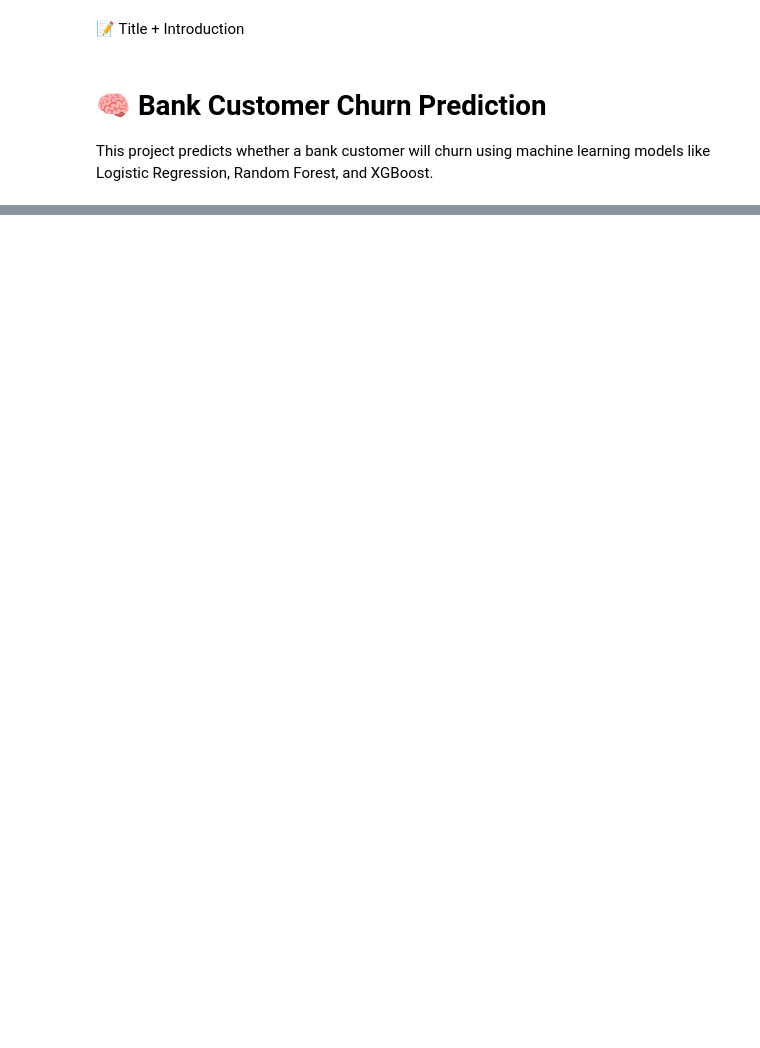
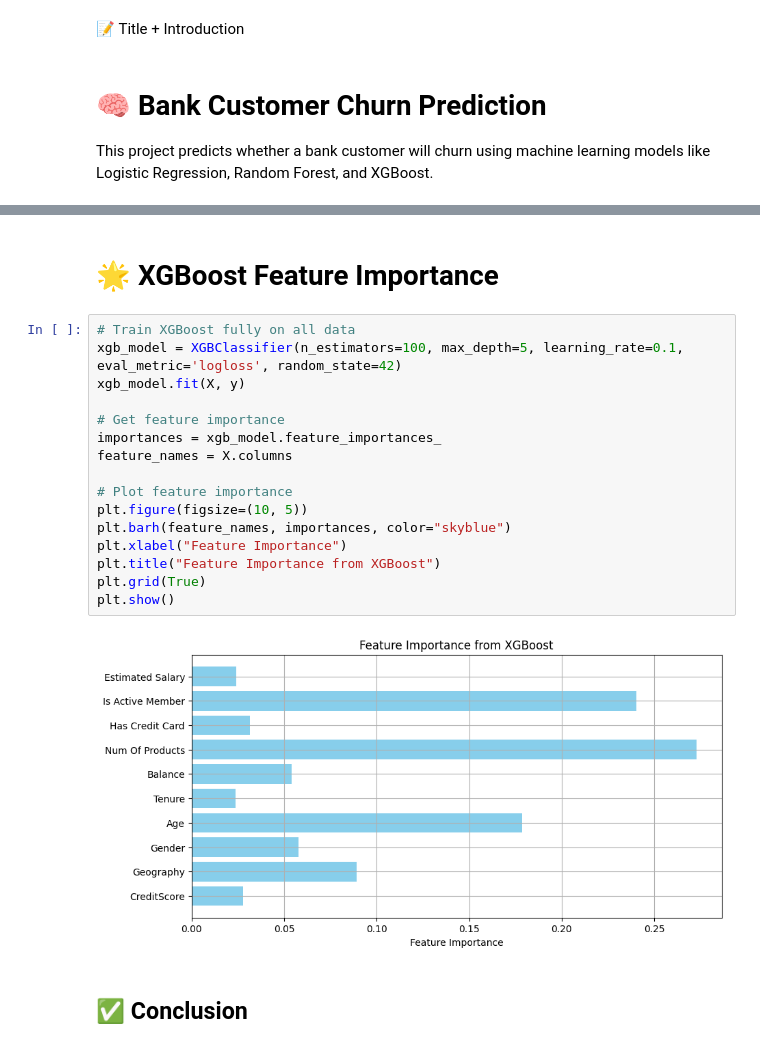
Before and after one commit to shantanud632/bank-churn-prediction, a Jupyter notebook: churn_prediction.ipynb, the cells around one changed output, grey strips where cells are left out. Saved outputs shown, nothing was run; the diff lists cells and outputs as text; blank space fills up the shorter version.

```diff
--- a/churn_prediction.ipynb
+++ b/churn_prediction.ipynb
@@ -93,0 +140,22 @@ plt.show()
+# %% [markdown]
+# 🌟 XGBoost Feature Importance
+# %%
+# Train XGBoost fully on all data
+xgb_model = XGBClassifier(n_estimators=100, max_depth=5, learning_rate=0.1, eval_metric='logloss', random_state=42)
+xgb_model.fit(X, y)
+
+# Get feature importance
+importances = xgb_model.feature_importances_
+feature_names = X.columns
+
+# Plot feature importance
+plt.figure(figsize=(10, 5))
+plt.barh(feature_names, importances, color="skyblue")
+plt.xlabel("Feature Importance")
+plt.title("Feature Importance from XGBoost")
+plt.grid(True)
+plt.show()
+# %% [output]
+[figure, added]
+# %% [markdown]
+## ✅ Conclusion
```
Also changed, not shown: parts of 16 cells of this notebook, 1 other file.
